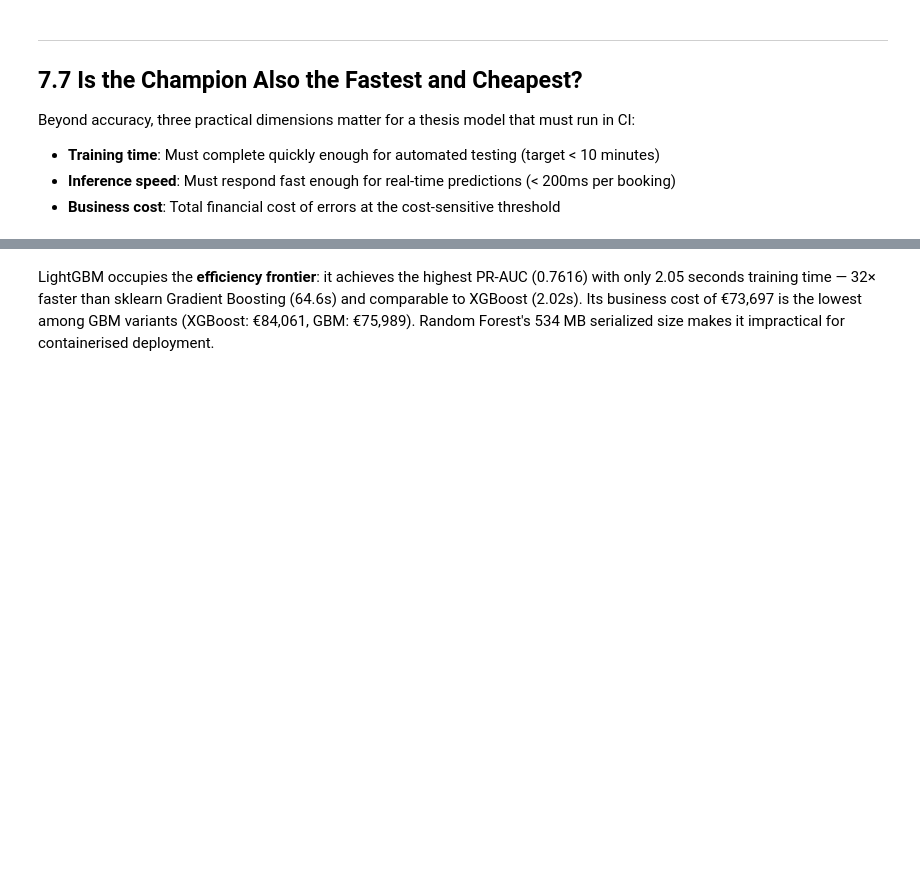
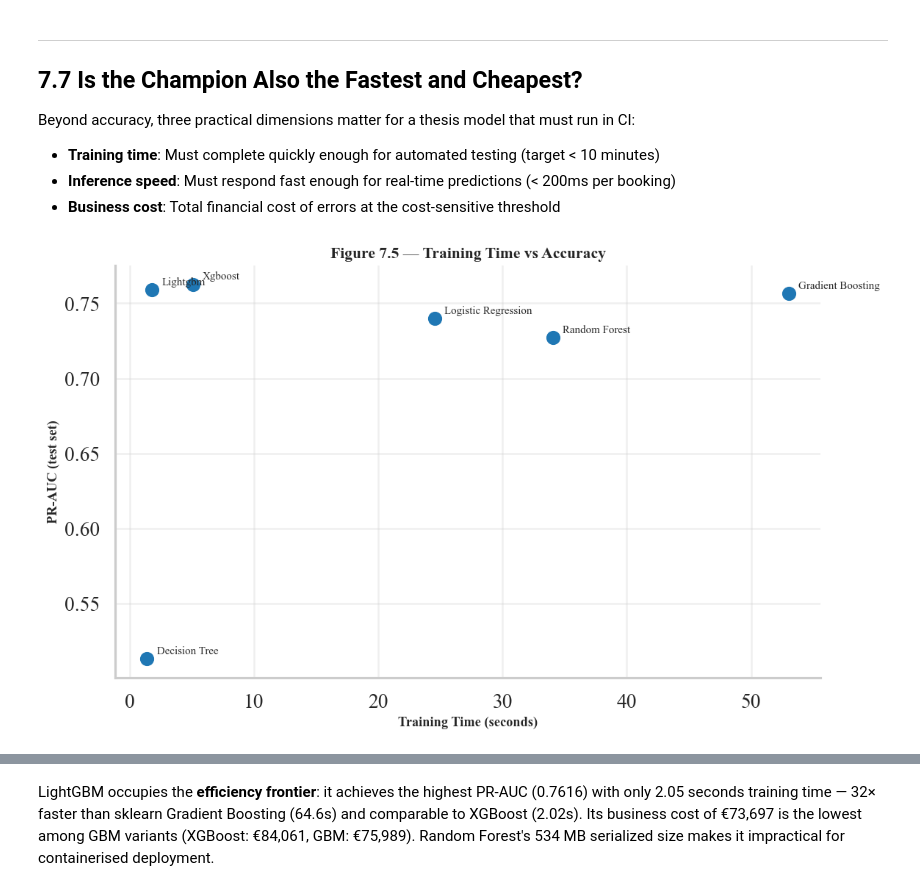
Before and after one commit to Dirkiee09/hotel-cancellation-prediction, a Jupyter notebook: notebooks/07_model_selection.ipynb, the cells around one changed output, grey strips where cells are left out. Saved outputs shown, nothing was run; the diff lists cells and outputs as text; code cells hidden in the pictures; blank space fills up the shorter version.

```diff
--- a/notebooks/07_model_selection.ipynb
+++ b/notebooks/07_model_selection.ipynb
@@ -324,24 +342,26 @@ Beyond accuracy, three practical dimensions matter for a thesis model that must
 # %%
 # Simplified cost vs performance: 2D scatter (x=train time, y=PR-AUC, text labels)
 if not cost_table.empty and not prob_metrics.empty:
     merged = cost_table.merge(prob_metrics[["model", "pr_auc"]], on="model", how="inner")
     fig, ax = plt.subplots(figsize=(10, 6))
-    ax.scatter(merged["fit_seconds"], merged["pr_auc"], s=100, color=PALETTE[0], zorder=3)
+    ax.scatter(merged["fit_seconds"], merged["pr_auc"], s=100, color=PALETTE["champion"], zorder=3)
     for _, row in merged.iterrows():
         ax.annotate(
             row["model"].replace("_", " ").title(),
             (row["fit_seconds"], row["pr_auc"]),
             textcoords="offset points", xytext=(8, 4), fontsize=9,
         )
     ax.set_xlabel("Training Time (seconds)", fontsize=11)
     ax.set_ylabel("PR-AUC (test set)", fontsize=11)
     ax.set_title("Figure 7.5 — Training Time vs Accuracy", fontsize=13, fontweight="bold")
     ax.grid(True, alpha=0.3)
     save_thesis_figure(fig, 75, "cost_vs_prauc", FIG_DIR)
     plt.tight_layout()
     plt.show()
 else:
     print("Run 'make benchmark' to generate cost and probability metrics.")
+# %% [output]
+[figure, added]
 # %%
 if not cost_table.empty:
     ct = cost_table.copy()
```
Also changed, not shown: parts of 13 cells of this notebook, 9 other files.
